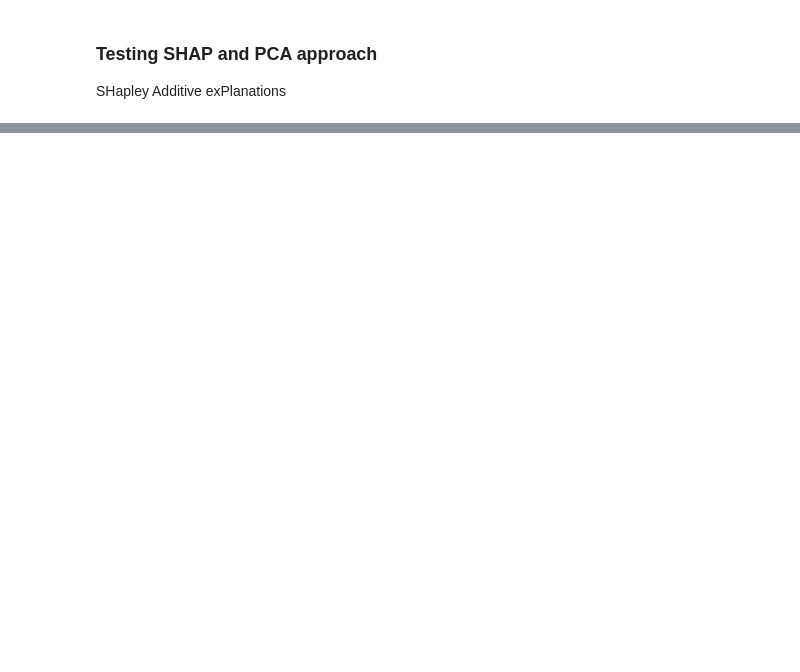
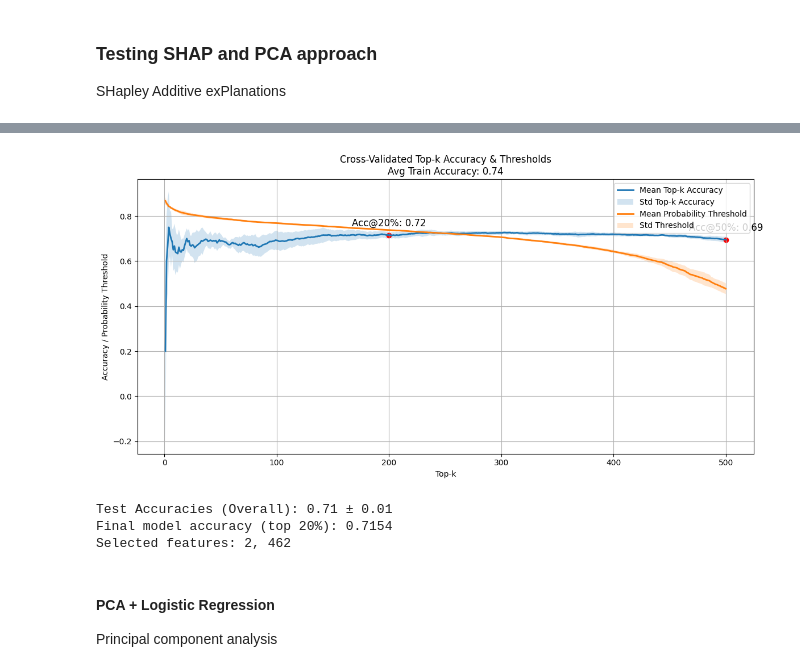
Before and after one commit to ssafiejko/aml_project_2, a Jupyter notebook: shap.ipynb, the cells around one changed output, grey strips where cells are left out. Saved outputs shown, nothing was run; the diff lists cells and outputs as text; code cells hidden in the pictures; blank space fills up the shorter version.

```diff
--- a/shap.ipynb
+++ b/shap.ipynb
@@ -93,0 +131,13 @@ Top-20 Accuracy (k=1000) with 5 variables: 0.732
+# %%
+model_comp_reduced = ModelComparator(X_reduced, y_train, scaling=None, random_state=RANDOM_STATE)
+final_acc = model_comp_reduced.evaluate_model(final_model)
+print(f"Final model accuracy (top 20%): {final_acc:.4f}")
+print(f"Selected features: 2, 462")
+# %% [output]
+[figure, added]
+Test Accuracies (Overall): 0.71 ± 0.01
+Final model accuracy (top 20%): 0.7154
+Selected features: 2, 462
+# %% [markdown]
+#### PCA + Logistic Regression
+Principal component analysis
```
Also changed, not shown: parts of 36 cells of this notebook.
